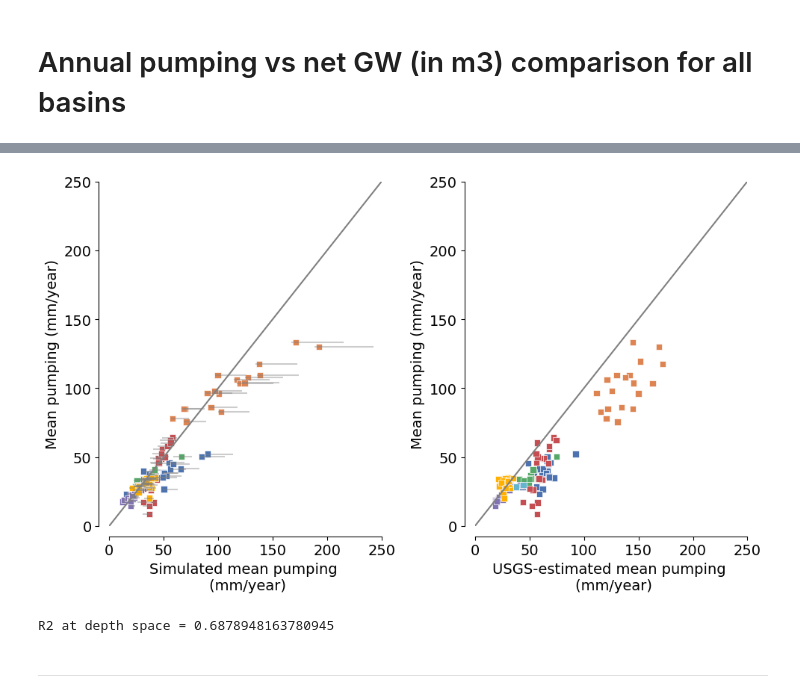
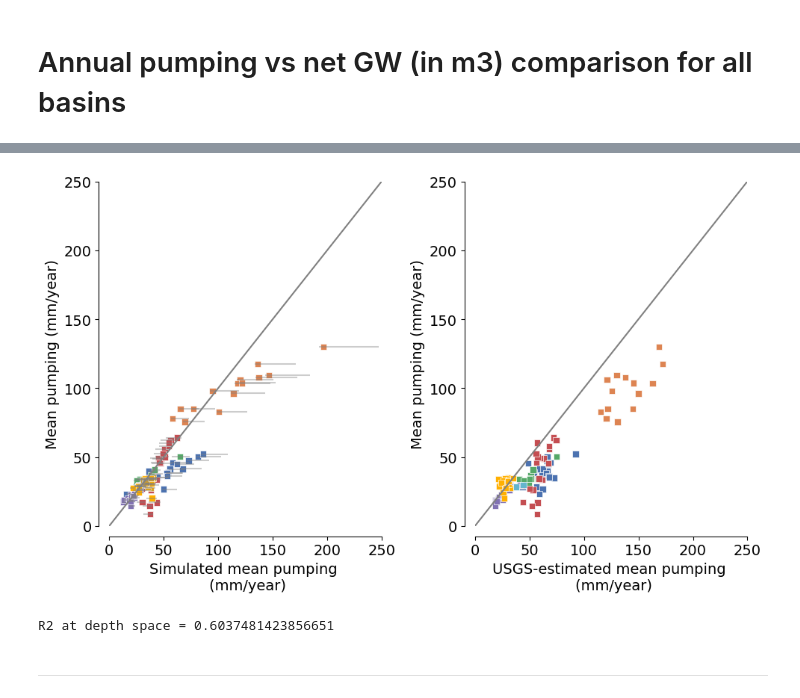
Before and after one commit to mdfahimhasan/WestUS_Peff, a Jupyter notebook: Codes/results_analysis/netGW_vs_pumping.ipynb, the cells around one changed output, grey strips where cells are left out. Saved outputs shown, nothing was run; the diff lists cells and outputs as text; code cells hidden in the pictures.

```diff
--- a/Codes/results_analysis/netGW_vs_pumping.ipynb
+++ b/Codes/results_analysis/netGW_vs_pumping.ipynb
@@ -95,30 +96,33 @@ R2 at volume space = 0.8177284992171518
 # %%
 ann_df = pd.read_csv('../../Data_main/results_eval/netGW/annual_all_basins.csv')
 
 # filtering steps for RPB, CO data; flow meters installed after 2010
 ann_df = ann_df[~((ann_df['basin'] == 'Republican Basin, CO') & (ann_df['year'] < 2010))]
+
+# filtering for GMD3, KS. Data before 2005 is not reliable (Jim Butler)
+ann_df.loc[(ann_df['basin'] == 'GMD3, KS') & (ann_df['year'] <= 2005), 'mean pumping_mm'] = np.nan
 
 plot_save_path = './plots/all_basins_mean_mm_comparison_v2.png'
 
 basin_names = ('GMD4, KS', 'GMD3, KS', 'Republican Basin, CO', 'Harquahala INA, AZ', 'Douglas AMA, AZ',
                'Diamond Valley, NV', 'Parowan Valley, UT')
 
 make_BOI_netGW_vs_pumping_vs_USGS_scatter_plot(df=ann_df, x1='sim_mean_pumping_mm_dy', y1='mean pumping_mm',
                                                error_xmin='sim_mean_pumping_mm_70', error_xmax='sim_mean_pumping_mm_90',
                                                hue='basin',
                                                xlabel1='Simulated mean pumping \n (mm/year)',
                                                ylabel1='Mean pumping (mm/year)',
                                                fontsize=14, lim=(0, 250),
                                                scientific_ticks=False, scilimits=(8, 8),
                                                basin_labels=basin_names,
                                                x2='mean USGS_mm',
                                                y2='mean pumping_mm',
                                                xlabel2='USGS-estimated mean pumping \n (mm/year)',
                                                ylabel2='Mean pumping (mm/year)',
                                                legend='off',
                                                figsize=(10, 6), savepath=plot_save_path)
 # %% [output]
-[figure, old version]
+[figure, new version]
 # %%
 # R2 estiamtion
 ann_df = ann_df.dropna()
@@ -126,7 +130,7 @@ ann_df = ann_df.dropna()
 r2_dp = r2_score(y_true=ann_df['mean pumping_mm'], y_pred=ann_df['sim_mean_pumping_mm_dy'])
 print(f'R2 at depth space = {r2_dp}')
 # %% [output]
-R2 at depth space = 0.6878948163780945
+R2 at depth space = 0.6037481423856651
 # %% [markdown]
 ------------
 # %% [markdown]
```
Also changed, not shown: parts of 17 cells of this notebook, 9 other files.
